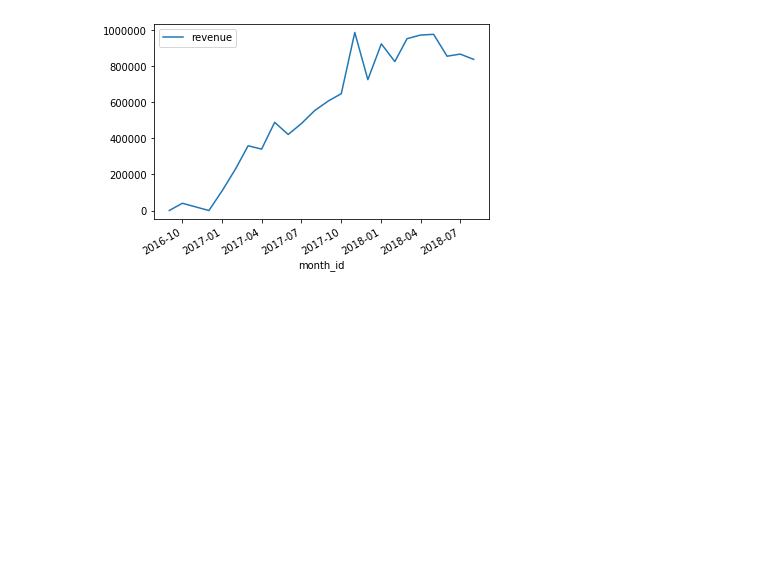
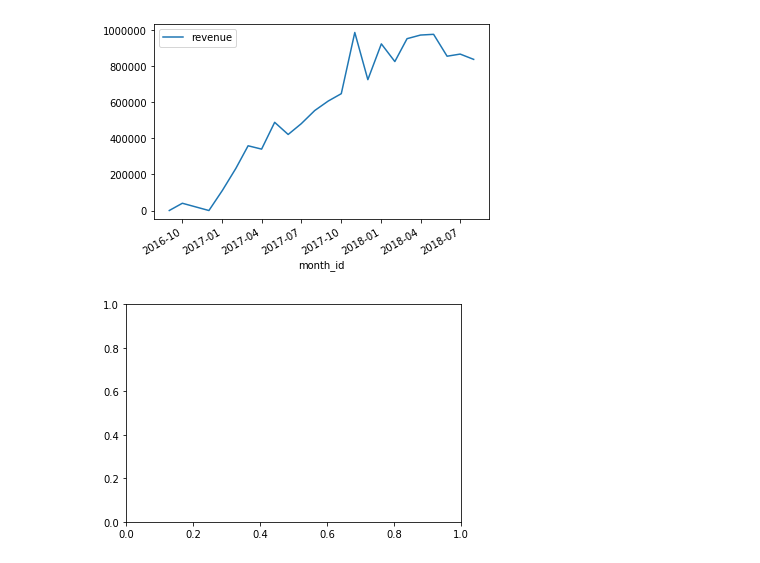
Before and after one commit to mavidvd/data-ber-03-20, a Jupyter notebook: Notes/module_1/week_2/4_matplotlib-intro.ipynb, the cells around one changed output. Saved outputs shown, nothing was run; the diff lists cells and outputs as text; code cells hidden in the pictures; blank space fills up the shorter version.

```diff
--- a/Notes/module_1/week_2/4_matplotlib-intro.ipynb
+++ b/Notes/module_1/week_2/4_matplotlib-intro.ipynb
@@ -177,0 +185,5 @@ df = df.rename(columns={"order_purchase_timestamp": "month_id"})
+# %%
+# create an emtpy Figure and Axes object
+fig, ax = plt.subplots()
+# %% [output]
+[figure, added]
```
Also changed, not shown: parts of 27 cells of this notebook.
